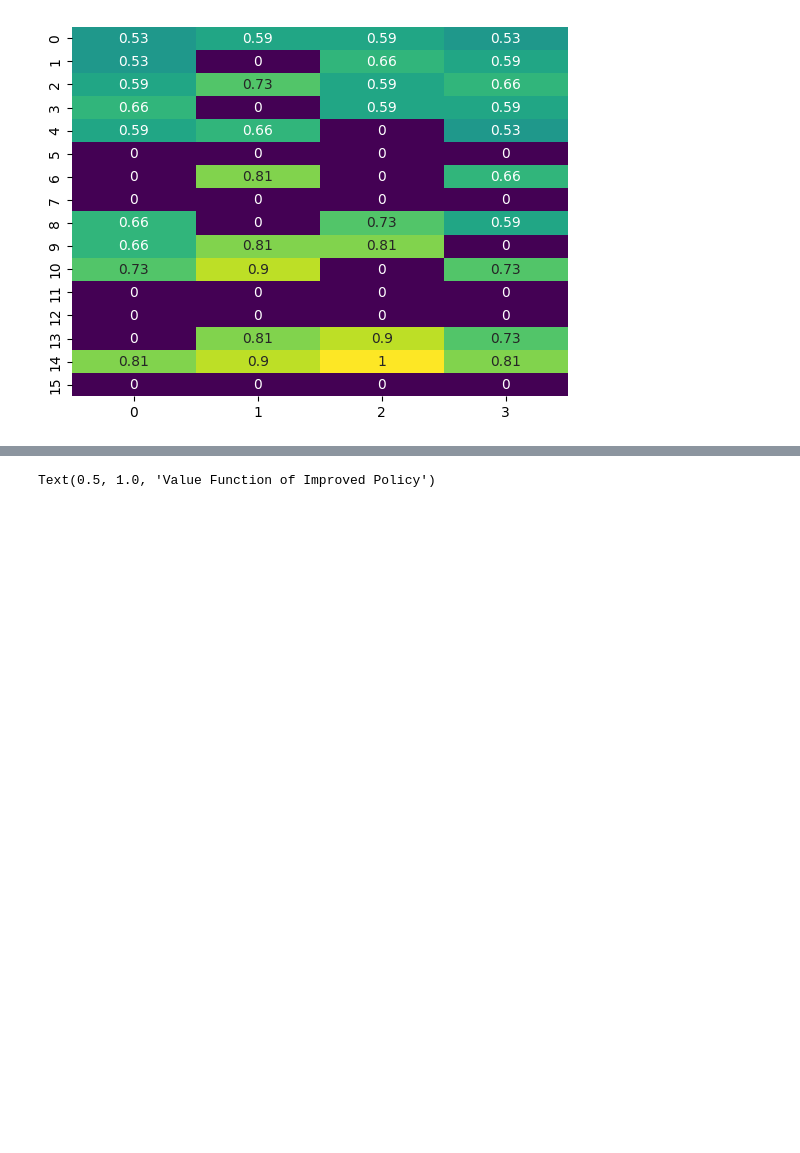
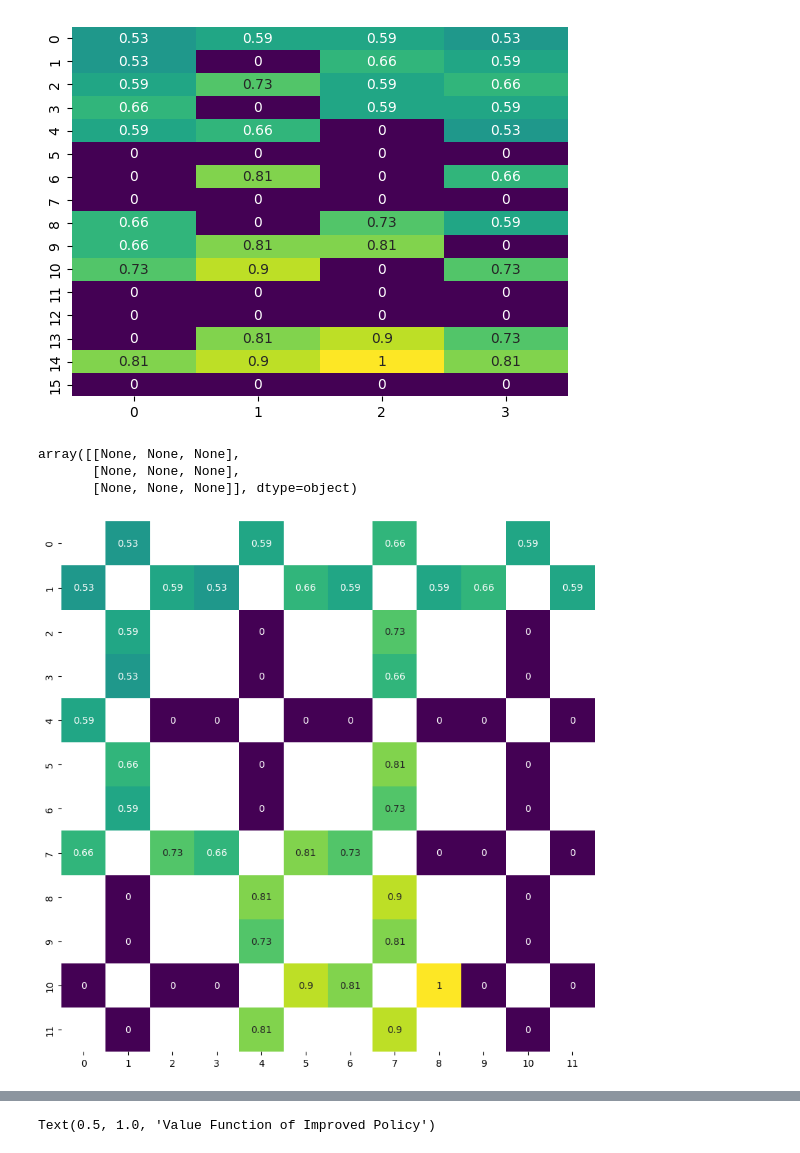
Before and after one commit to mikelgda/rl-projects, a Jupyter notebook: test.ipynb, the cells around one changed output, grey strips where cells are left out. Cells and saved outputs as stored; diff of their text form; code cells hidden in the pictures; blank space fills up the shorter version.

```diff
--- a/test.ipynb
+++ b/test.ipynb
@@ -43,3 +43,31 @@ sns.heatmap(optimal_Q, annot=True, cmap="viridis", cbar=False)
 # %% [output]
 <Axes: >
 [figure]
+# %%
+np.array([None] * 9).reshape(3,3)
+# %% [output]
+array([[None, None, None],
+       [None, None, None],
+       [None, None, None]], dtype=object)
+# %%
+def visualize_Q_function(Q, ax=None):
+    rows = [[] for _ in range(4)]
+    for i, actions in enumerate(Q):
+        current_row = i % 4
+        action_block = np.array([None] * 9).reshape(3,3)
+        action_block[0, 1] = actions[3]
+        action_block[1, 0] = actions[0]
+        action_block[1, 2] = actions[2]
+        action_block[2, 1] = actions[1]
+        action_block = action_block.astype(float)
+        rows[current_row].append(action_block)
+
+    board = np.concatenate([np.concatenate(row).T for row in rows])
+
+    if ax is None:
+        _, ax = plt.subplots(figsize=(10, 10))
+    sns.heatmap(board.T, annot=True, cmap="viridis", cbar=False, ax=ax)
+
+visualize_Q_function(optimal_Q)
+# %% [output]
+[figure, added]
```
Also changed, not shown: parts of 7 cells of this notebook, 7 other files.
